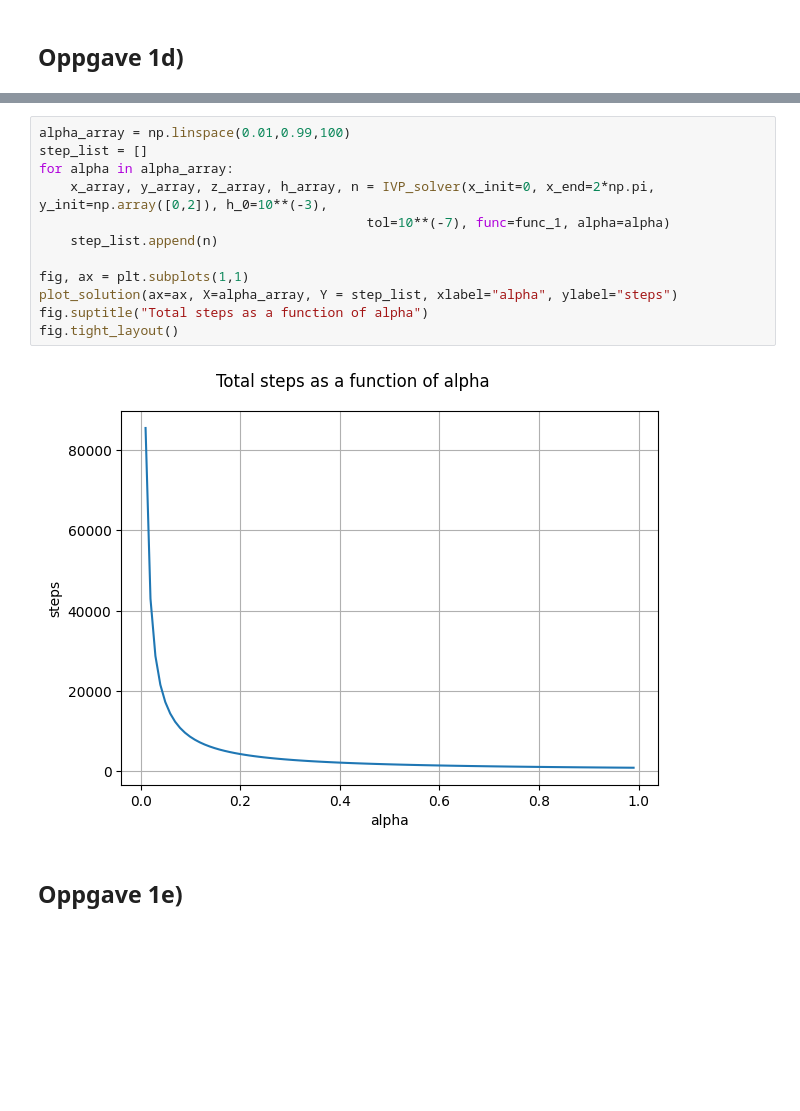
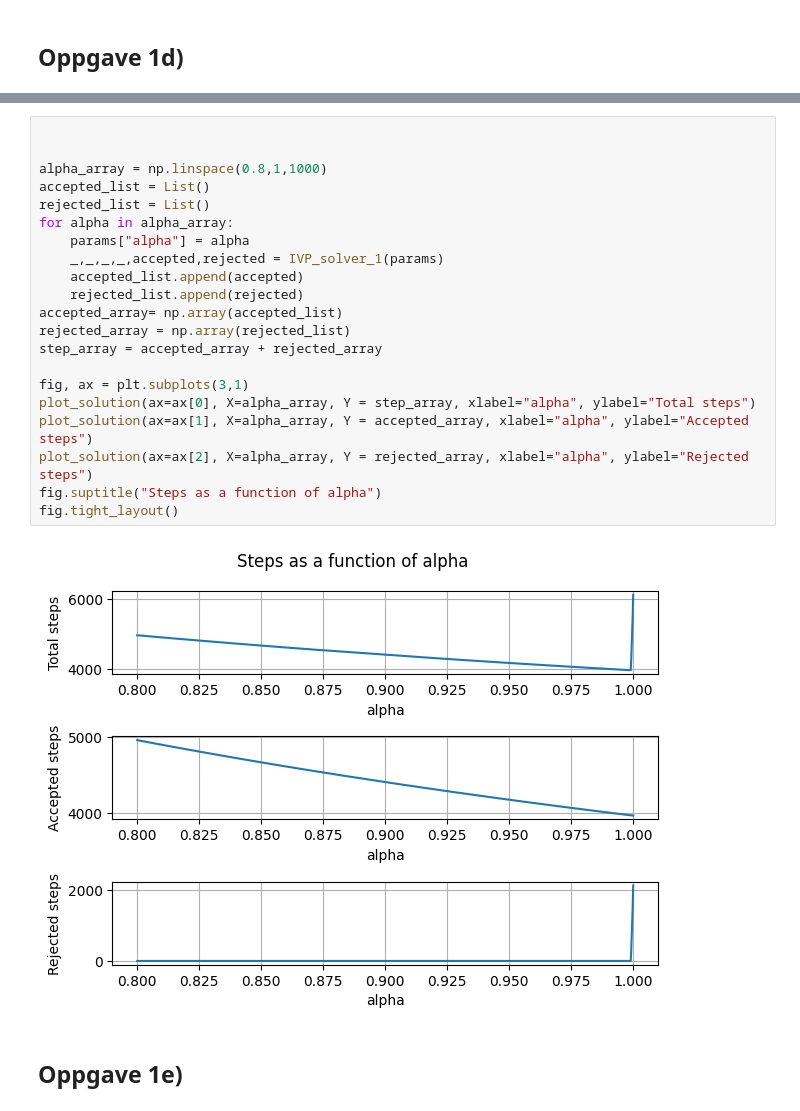
Before and after one commit to KristofferEide06/usadel-bvp-solvers, a Jupyter notebook: temp/jenskrøll_superlocked.ipynb, the cells around one changed output, grey strips where cells are left out. Saved outputs shown, nothing was run; the diff lists cells and outputs as text; blank space fills up the shorter version.

```diff
--- a/temp/jenskrøll_superlocked.ipynb
+++ b/temp/jenskrøll_superlocked.ipynb
@@ -89,18 +133,27 @@ fig.tight_layout()
 [figure]
 # %%
-alpha_array = np.linspace(0.01,0.99,100)
-step_list = []
+
+
+alpha_array = np.linspace(0.8,1,1000)
+accepted_list = List()
+rejected_list = List()
 for alpha in alpha_array:
-    x_array, y_array, z_array, h_array, n = IVP_solver(x_init=0, x_end=2*np.pi, y_init=np.array([0,2]), h_0=10**(-3),
-                                          tol=10**(-7), func=func_1, alpha=alpha)
-    step_list.append(n)
+    params["alpha"] = alpha
+    _,_,_,_,accepted,rejected = IVP_solver_1(params)
+    accepted_list.append(accepted)
+    rejected_list.append(rejected)
+accepted_array= np.array(accepted_list)
+rejected_array = np.array(rejected_list)
+step_array = accepted_array + rejected_array
 
-fig, ax = plt.subplots(1,1)
-plot_solution(ax=ax, X=alpha_array, Y = step_list, xlabel="alpha", ylabel="steps")
-fig.suptitle("Total steps as a function of alpha")
+fig, ax = plt.subplots(3,1)
+plot_solution(ax=ax[0], X=alpha_array, Y = step_array, xlabel="alpha", ylabel="Total steps")
+plot_solution(ax=ax[1], X=alpha_array, Y = accepted_array, xlabel="alpha", ylabel="Accepted steps")
+plot_solution(ax=ax[2], X=alpha_array, Y = rejected_array, xlabel="alpha", ylabel="Rejected steps")
+fig.suptitle("Steps as a function of alpha")
 fig.tight_layout()
 # %% [output]
-[figure, old version]
+[figure, new version]
 # %% [markdown]
 ## Oppgave 1e)
 # %%
```
Also changed, not shown: parts of 11 cells of this notebook, 1 other file.
